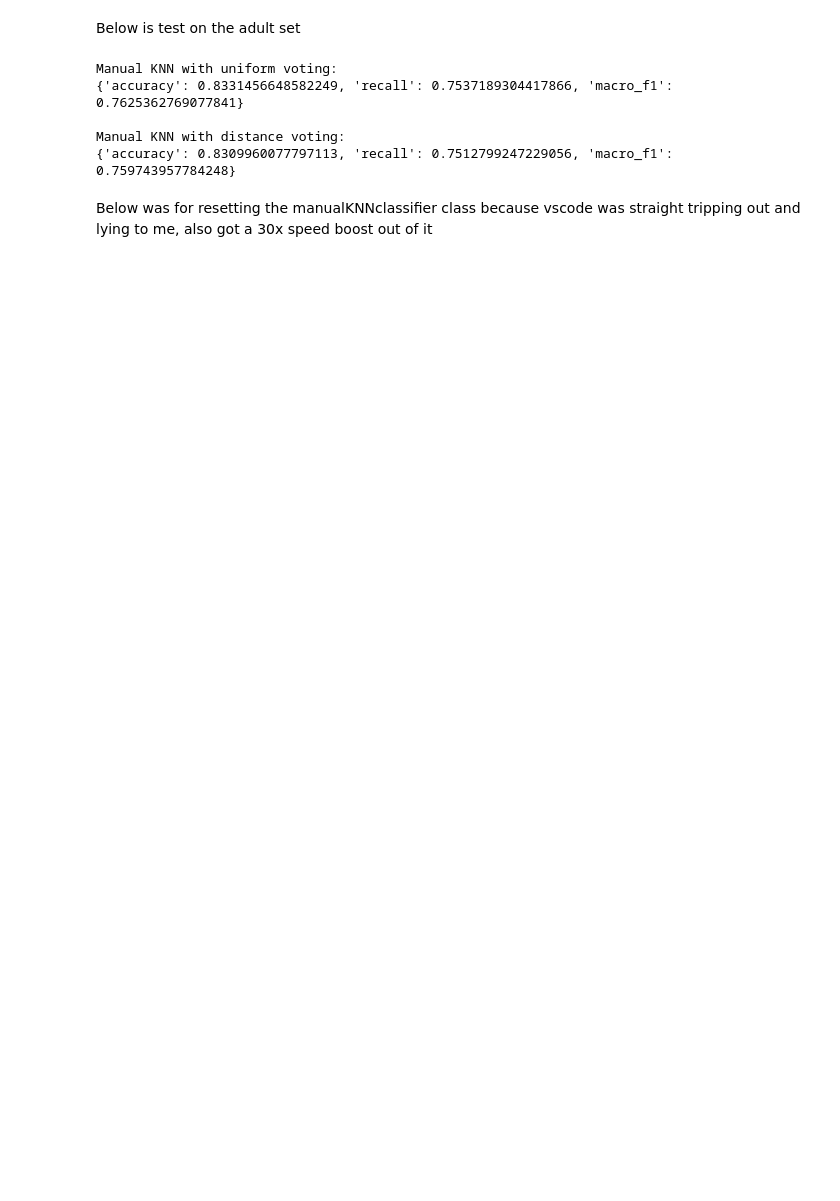
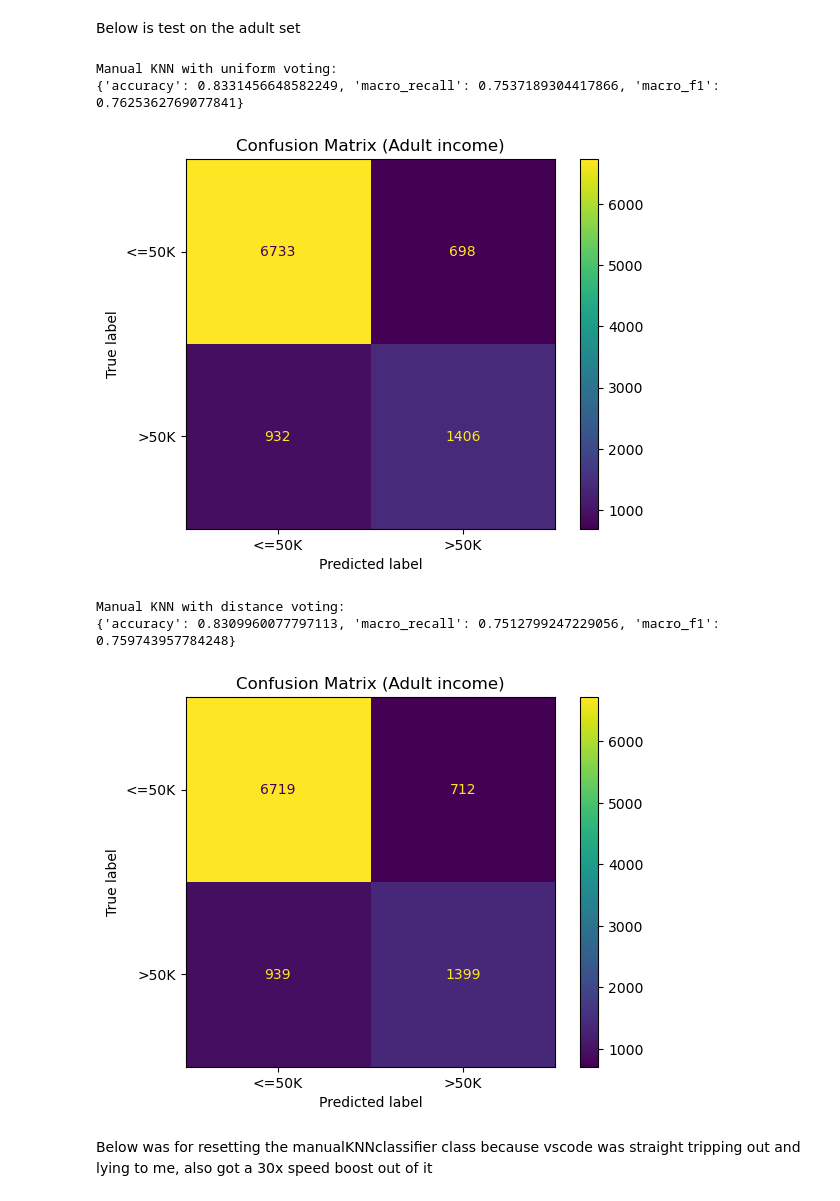
Before and after one commit to MoosTeunisse/MachineLearning-kNN-Project, a Jupyter notebook: analysis/manual_knn_outputs.ipynb, the cells around one changed output. Saved outputs shown, nothing was run; the diff lists cells and outputs as text; code cells hidden in the pictures; blank space fills up the shorter version.

Commit message:
added some more metrics and a confusion matrix

```diff
--- a/analysis/manual_knn_outputs.ipynb
+++ b/analysis/manual_knn_outputs.ipynb
@@ -30,7 +32,8 @@ knn = ManualKNNClassifier(k=5, voting="uniform").fit(X_train_s, y_train)
 y_pred = knn.predict(X_test_s)
 
 metrics = compute_metrics(y_test, y_pred)
-print(metrics)
+for key, value in metrics.items():
+    print(f"{key}: {value:.4f}")
 
 print("\nManual KNN with distance voting:")
 knn = ManualKNNClassifier(k=5, voting="distance").fit(X_train_s, y_train)
@@ -38,6 +41,7 @@ knn = ManualKNNClassifier(k=5, voting="distance").fit(X_train_s, y_train)
 y_pred = knn.predict(X_test_s)
 
 metrics = compute_metrics(y_test, y_pred)
-print(metrics)
+for key, value in metrics.items():
+    print(f"{key}: {value:.4f}")
 # %% [output]
 Manual KNN with uniform voting:
@@ -54,39 +70,56 @@ seed = 42
 set_seed(seed)
 
 X, y = load_adult_df()
 
 # X, _, y, _ = train_test_split(
 #     X, y, train_size=10000, random_state=seed, stratify=y
 # )
 
 X_train, X_test, y_train, y_test = train_test_split(
     X, y, test_size=0.2, random_state=seed, stratify=y
 )
 
 X_train_proc, prep = preprocess_adult_df(X_train, scaling="standard", return_preprocessor=True)
 X_test_proc = transform_adult_df(X_test, prep)
 
 print("\nManual KNN with uniform voting:")
 knn = ManualKNNClassifier(k=5, voting="uniform").fit(X_train_proc, y_train)
 
 y_pred = knn.predict(X_test_proc)
 
 metrics = compute_metrics(y_test, y_pred)
-print(metrics)
+for key, value in metrics.items():
+    print(f"{key}: {value:.4f}")
+
+labels = ["<=50K", ">50K"]
+cm = confusion_matrix(y_test, y_pred, labels=labels)
+disp = ConfusionMatrixDisplay(confusion_matrix=cm, display_labels=labels)
+disp.plot(values_format="d")
+plt.title("Confusion Matrix (Adult income)")
+plt.show()
 
 print("\nManual KNN with distance voting:")
 knn = ManualKNNClassifier(k=5, voting="distance").fit(X_train_proc, y_train)
 
 y_pred = knn.predict(X_test_proc, 512)
 
 metrics = compute_metrics(y_test, y_pred)
-print(metrics)
+for key, value in metrics.items():
+    print(f"{key}: {value:.4f}")
+
+labels = ["<=50K", ">50K"]
+cm = confusion_matrix(y_test, y_pred, labels=labels)
+disp = ConfusionMatrixDisplay(confusion_matrix=cm, display_labels=labels)
+disp.plot(values_format="d")
+plt.title("Confusion Matrix (Adult income)")
+plt.show()
 # %% [output]
 Manual KNN with uniform voting:
-{'accuracy': 0.8331456648582249, 'recall': 0.7537189304417866, 'macro_f1': 0.7625362769077841}
-
-Manual KNN with distance voting:
-{'accuracy': 0.8309960077797113, 'recall': 0.7512799247229056, 'macro_f1': 0.759743957784248}
+{'accuracy': 0.8331456648582249, 'macro_recall': 0.7537189304417866, 'macro_f1': 0.7625362769077841}
+[figure, added]
+Manual KNN with distance voting:
+{'accuracy': 0.8309960077797113, 'macro_recall': 0.7512799247229056, 'macro_f1': 0.759743957784248}
+[figure, added]
 # %% [markdown]
 Below was for resetting the manualKNNclassifier class because vscode was straight tripping out and lying to me, also got a 30x speed boost out of it
 # %%
```
Also changed, not shown: parts of 2 cells of this notebook, 1 other file.
